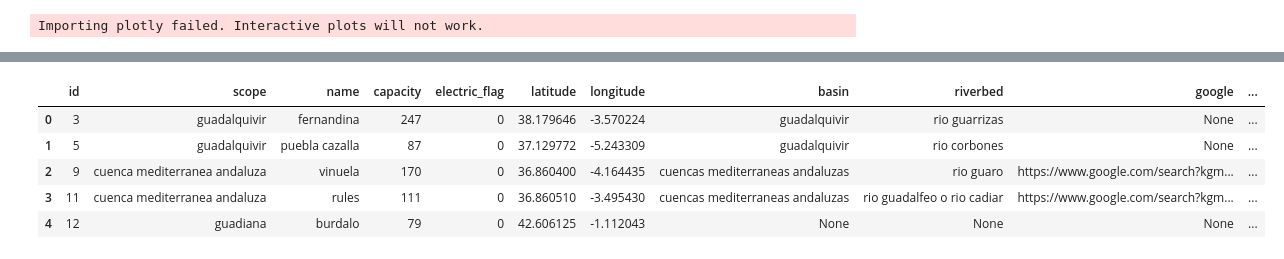
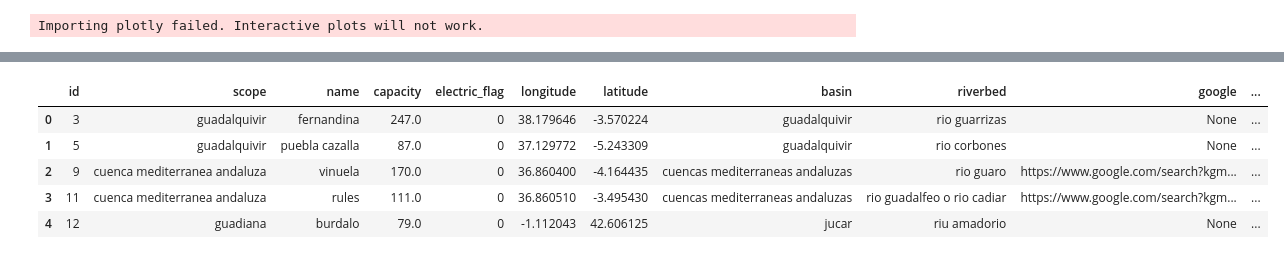
Before and after one commit to ivanver02/reservoir-data-platform, a Jupyter notebook: notebooks/transferring/transfer_optimization.ipynb, the cells around one changed output, grey strips where cells are left out. Drawn from its saved outputs; the diff is of its cells as text; code cells hidden in the pictures.

```diff
--- a/notebooks/transferring/transfer_optimization.ipynb
+++ b/notebooks/transferring/transfer_optimization.ipynb
@@ -31,11 +38,11 @@ water_pd.head()
 # %%
-reservoirs_path = PATHS['definitive_notebooks'] / 'reservoirs_definitive.csv'
+reservoirs_path = PATHS['definitive_notebooks'] / 'reservoirs_merged.parquet'
 reservoirs_pd = pd.read_parquet(reservoirs_path)
 reservoirs_pd.head()
 # %% [output]
-|  | id | scope | name | capacity | electric_flag | latitude | longitude | basin | riverbed | google | ... |
-| 0 | 3 | guadalquivir | fernandina | 247 | 0 | 38.179646 | -3.570224 | guadalquivir | rio guarrizas | None | ... |
-| 1 | 5 | guadalquivir | puebla cazalla | 87 | 0 | 37.129772 | -5.243309 | guadalquivir | rio corbones | None | ... |
-| 2 | 9 | cuenca mediterranea andaluza | vinuela | 170 | 0 | 36.860400 | -4.164435 | cuencas mediterraneas andaluzas | rio guaro | https://www.google.com/search?kgm... | ... |
-| 3 | 11 | cuenca mediterranea andaluza | rules | 111 | 0 | 36.860510 | -3.495430 | cuencas mediterraneas andaluzas | rio guadalfeo o rio cadiar | https://www.google.com/search?kgm... | ... |
-| 4 | 12 | guadiana | burdalo | 79 | 0 | 42.606125 | -1.112043 | None | None | None | ... |
+|  | id | scope | name | capacity | electric_flag | longitude | latitude | basin | riverbed | google | ... |
+| 0 | 3 | guadalquivir | fernandina | 247.0 | 0 | 38.179646 | -3.570224 | guadalquivir | rio guarrizas | None | ... |
+| 1 | 5 | guadalquivir | puebla cazalla | 87.0 | 0 | 37.129772 | -5.243309 | guadalquivir | rio corbones | None | ... |
+| 2 | 9 | cuenca mediterranea andaluza | vinuela | 170.0 | 0 | 36.860400 | -4.164435 | cuencas mediterraneas andaluzas | rio guaro | https://www.google.com/search?kgm... | ... |
+| 3 | 11 | cuenca mediterranea andaluza | rules | 111.0 | 0 | 36.860510 | -3.495430 | cuencas mediterraneas andaluzas | rio guadalfeo o rio cadiar | https://www.google.com/search?kgm... | ... |
+| 4 | 12 | guadiana | burdalo | 79.0 | 0 | -1.112043 | 42.606125 | jucar | riu amadorio | None | ... |
```
Also changed, not shown: parts of 53 cells of this notebook, 6 other files.
